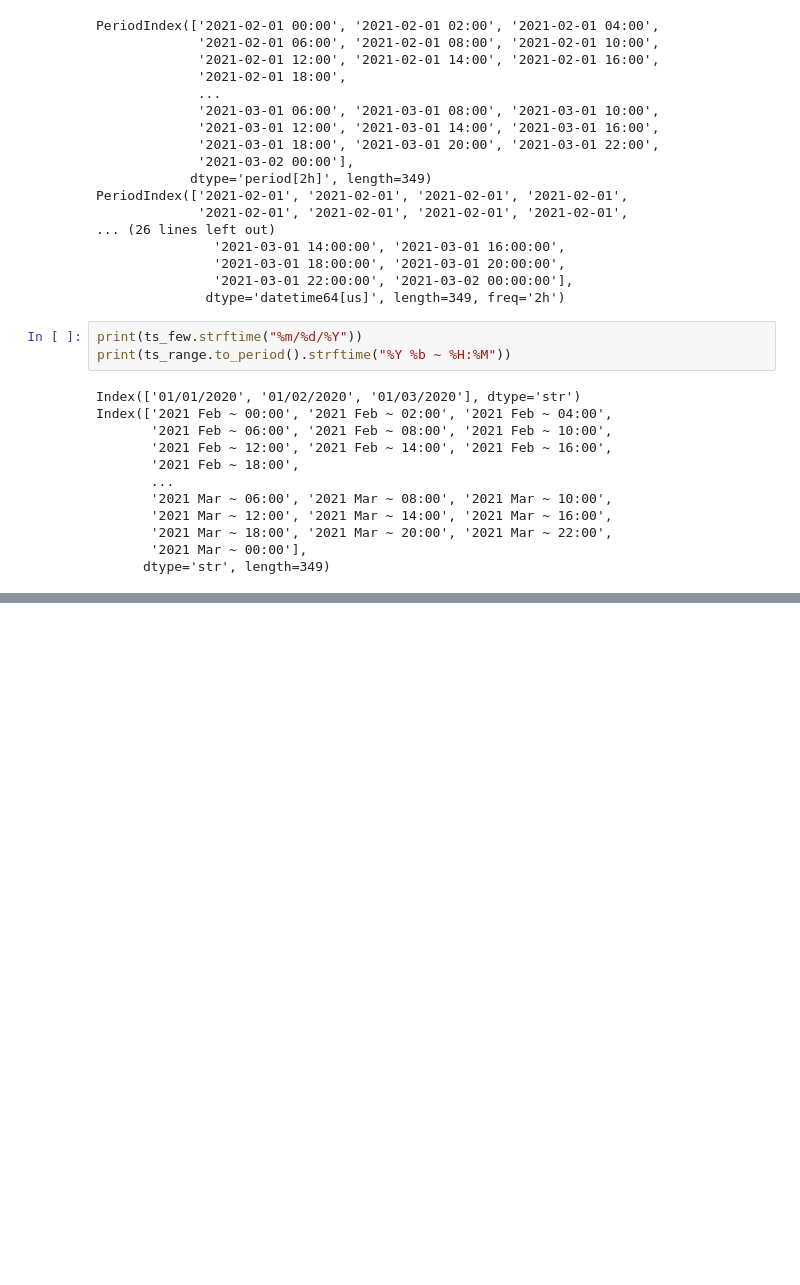
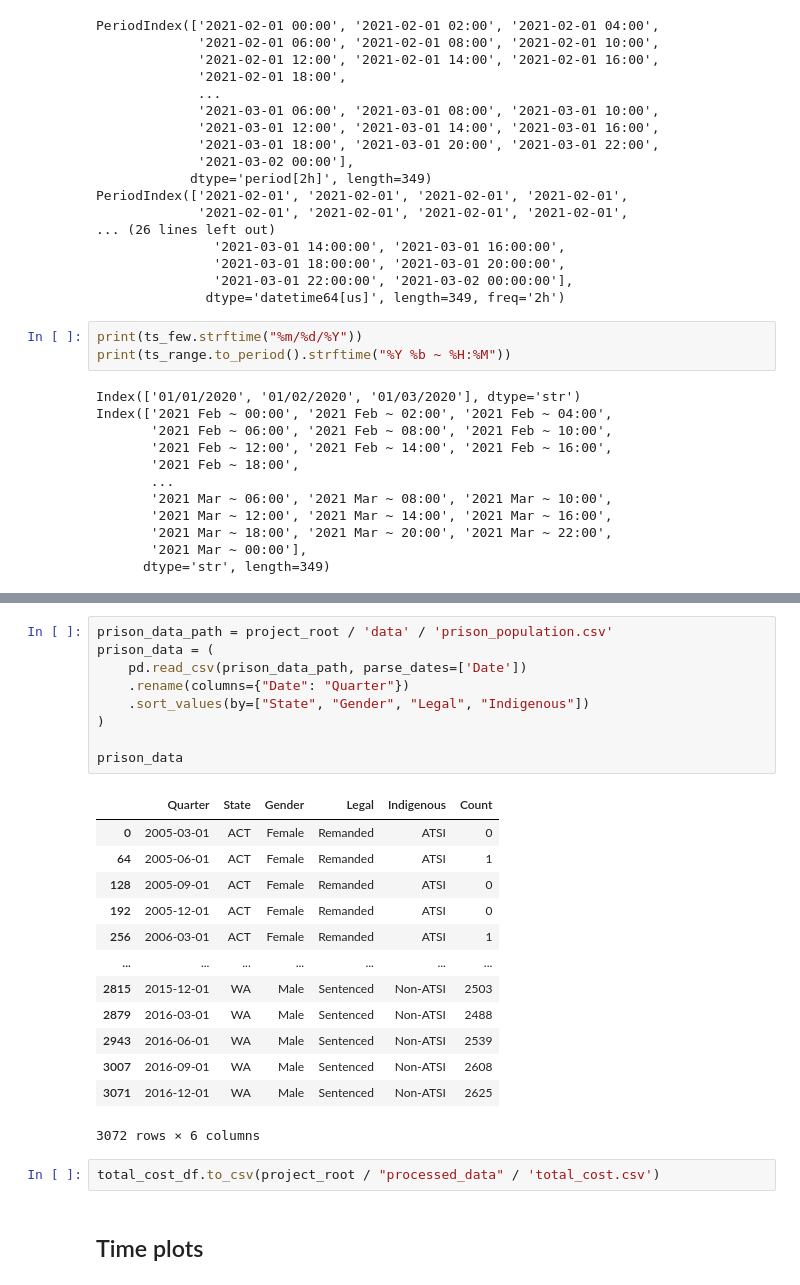
Before and after one commit to Ak62007/TS, a Jupyter notebook: notebooks/00_TS_Graphics.ipynb, the cells around one changed output, grey strips where cells are left out. Drawn from its saved outputs; the diff is of its cells as text; blank space fills up the shorter version.

```diff
--- a/notebooks/00_TS_Graphics.ipynb
+++ b/notebooks/00_TS_Graphics.ipynb
@@ -208,0 +398,27 @@ Index(['2021 Feb ~ 00:00', '2021 Feb ~ 02:00', '2021 Feb ~ 04:00',
+# %%
+prison_data_path = project_root / 'data' / 'prison_population.csv'
+prison_data = (
+    pd.read_csv(prison_data_path, parse_dates=['Date'])
+    .rename(columns={"Date": "Quarter"})
+    .sort_values(by=["State", "Gender", "Legal", "Indigenous"])
+)
+
+prison_data
+# %% [output]
+|  | Quarter | State | Gender | Legal | Indigenous | Count |
+| 0 | 2005-03-01 | ACT | Female | Remanded | ATSI | 0 |
+| 64 | 2005-06-01 | ACT | Female | Remanded | ATSI | 1 |
+| 128 | 2005-09-01 | ACT | Female | Remanded | ATSI | 0 |
+| 192 | 2005-12-01 | ACT | Female | Remanded | ATSI | 0 |
+| 256 | 2006-03-01 | ACT | Female | Remanded | ATSI | 1 |
+| ... | ... | ... | ... | ... | ... | ... |
+| 2815 | 2015-12-01 | WA | Male | Sentenced | Non-ATSI | 2503 |
+| 2879 | 2016-03-01 | WA | Male | Sentenced | Non-ATSI | 2488 |
+| 2943 | 2016-06-01 | WA | Male | Sentenced | Non-ATSI | 2539 |
+| 3007 | 2016-09-01 | WA | Male | Sentenced | Non-ATSI | 2608 |
+| 3071 | 2016-12-01 | WA | Male | Sentenced | Non-ATSI | 2625 |
+3072 rows × 6 columns
+# %%
+total_cost_df.to_csv(project_root / "processed_data" / 'total_cost.csv')
+# %% [markdown]
+## Time plots
```
Also changed, not shown: parts of 25 cells of this notebook, 2 other files.
